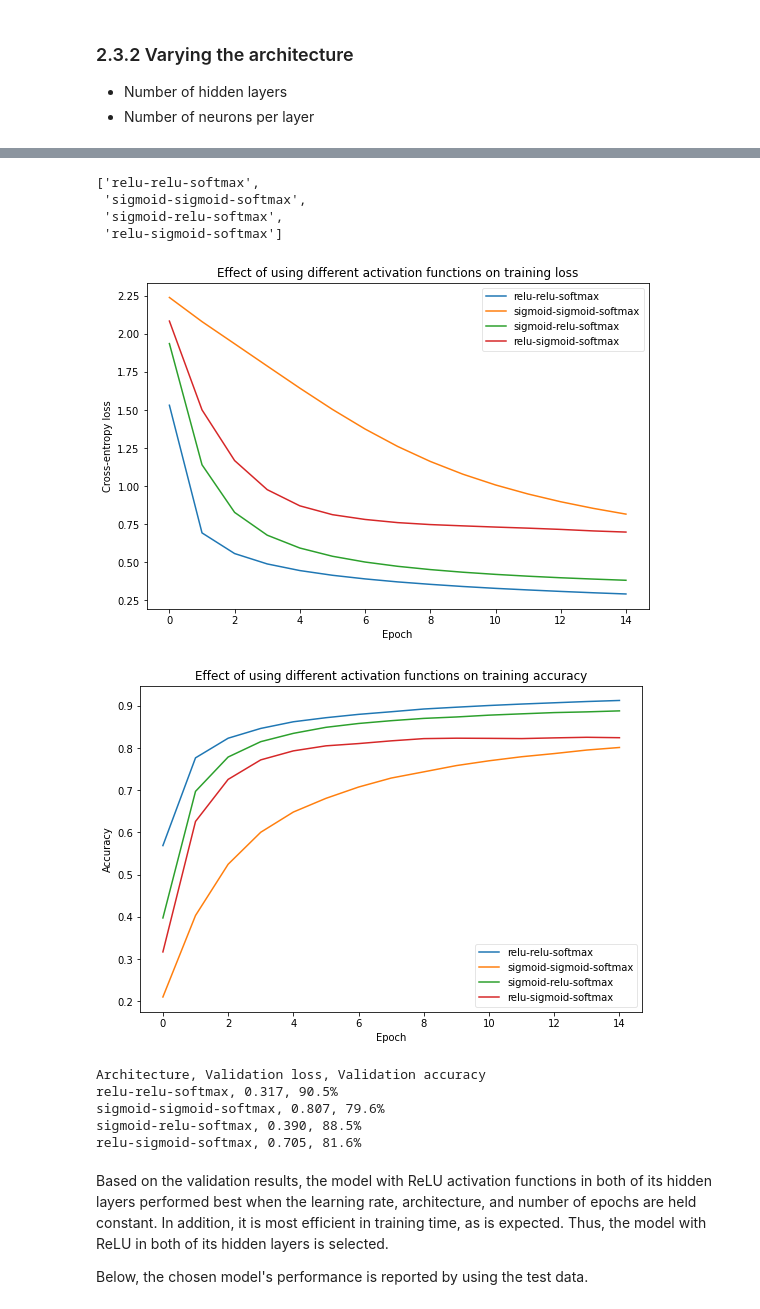
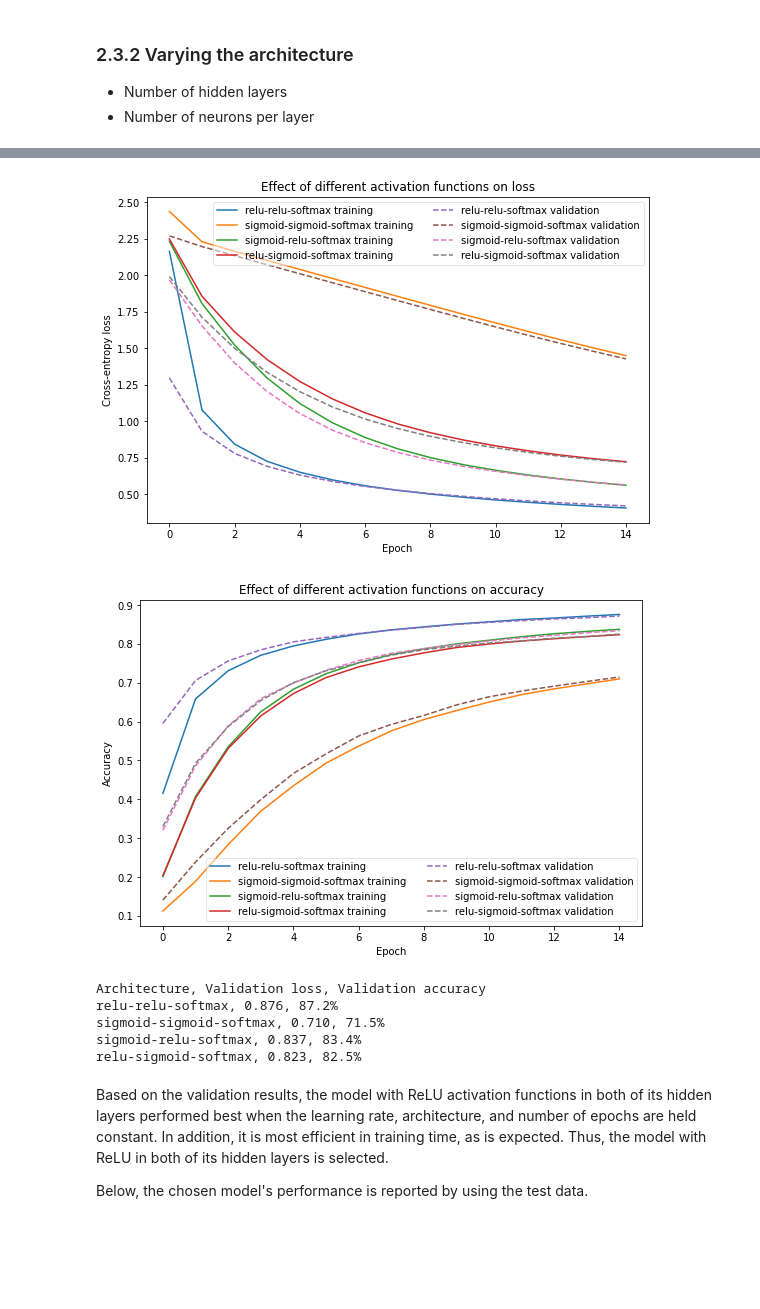
Before and after one commit to vtd9/multilayer-perceptron, a Jupyter notebook: HW1.ipynb, the cells around one changed output, grey strips where cells are left out. Saved outputs shown, nothing was run; the diff lists cells and outputs as text; code cells hidden in the pictures; blank space fills up the shorter version.

```diff
--- a/HW1.ipynb
+++ b/HW1.ipynb
@@ -111,15 +113,10 @@ activ_fns = (Activation.relu, Activation.relu, Activation.softmax)
 p_128_64 = Perceptron(dims, activ_fns, Loss.cross_entropy)
 
 # Different learning rates to test
-lr_train = {}
-lr_valid = {}
+lr_result = {}
 lrs = (1e-4, 5e-4, 0.001, 0.005, 0.01)
 for lr in lrs:
   p_128_64.reset() # Reinitialize parameters
-  lr_train[lr] = Utility.train_epochs(p_128_64, mnist_set, lr,
-    epochs, batch, verbose=False)
-
-  # At end of each model's training, validate
-  valid_gen = mnist_set.make_batches(batch, 'valid')
-  lr_valid[lr] = p_128_64.pass_data(valid_gen, lr, batch, train_mode=False)
+  lr_result[lr] = Utility.train_epochs(p_128_64, mnist_set, lr,
+    epochs, batch, verbose=True)
 # %% [output]
@@ -266,25 +241,19 @@ Accuracy: 91.9%
 # %%
 # Using the architecture in section 2.3.1, vary the activation functions used
-lr_fixed = 0.005
-activ_train = {}
-activ_valid = {}
+lr_fixed = 0.002
+activ_result = {}
 activ_p = {}
 dims_fixed = (width*width, 128, 64, 10)
 activ_fns_set = ((Activation.relu, Activation.relu, Activation.softmax),
-(Activation.sigmoid, Activation.sigmoid, Activation.softmax),
-(Activation.sigmoid, Activation.relu, Activation.softmax),
-(Activation.relu, Activation.sigmoid, Activation.softmax))
+  (Activation.sigmoid, Activation.sigmoid, Activation.softmax),
+  (Activation.sigmoid, Activation.relu, Activation.softmax),
+  (Activation.relu, Activation.sigmoid, Activation.softmax))
 
-# Train models
 for activ_fns in activ_fns_set:
-  p = Perceptron(dims_fixed, activ_fns, Loss.cross_entropy)
-  activ_train[activ_fns] = Utility.train_epochs(p, mnist_set, lr_fixed,
+  p_activ = Perceptron(dims_fixed, activ_fns, Loss.cross_entropy)
+  activ_result[activ_fns] = Utility.train_epochs(p_activ, mnist_set, lr_fixed,
     epochs, batch, verbose=False)
 
-  # After training a model, validate
-  valid_gen = mnist_set.make_batches(batch, 'valid')
-  activ_valid[activ_fns] = p.pass_data(valid_gen, lr_fixed, batch, train_mode=False)
-
   # Save model
-  activ_p[activ_fns] = p
+  activ_p[activ_fns] = p_activ
 # %% [output]
@@ -300,40 +269,36 @@ Time elapsed (s): 29.9
 activ_to_str = lambda a: [str(_).split('Activation.')[1].split(' at')[0] for
 _ in a]
 activ_fns_str = ['-'.join(activ_to_str(_)) for _ in activ_fns_set]
-activ_fns_str
-# %% [output]
-['relu-relu-softmax',
- 'sigmoid-sigmoid-softmax',
- 'sigmoid-relu-softmax',
- 'relu-sigmoid-softmax']
 # %%
-# Plot training loss for the different learning rates used
-Utility.plot_results([activ_train[_][0] for _ in activ_fns_set],
+Utility.plot_results([activ_result[_][0] for _ in activ_fns_set],
+    [activ_result[_][2] for _ in activ_fns_set],
     labels=[str(_) for _ in activ_fns_str],
-    ylabel='Cross-entropy loss',
-    title='Effect of using different activation functions on training loss')
+    ylabel='Cross-entropy loss', label_append=' training',
+    title='Effect of different activation functions on loss')
 # %% [output]
-[figure, old version]
+[figure, new version]
 # %%
-# Plot training loss for the different learning rates used
-Utility.plot_results([activ_train[_][1] for _ in activ_fns_set],
+Utility.plot_results([activ_result[_][1] for _ in activ_fns_set],
+    [activ_result[_][3] for _ in activ_fns_set],
     labels=[str(_) for _ in activ_fns_str],
-    ylabel='Accuracy',
-    title='Effect of using different activation functions on training accuracy')
+    ylabel='Accuracy', label_append=' training',
+    title='Effect of different activation functions on accuracy')
 # %% [output]
-[figure, old version]
+[figure, new version]
 # %%
 # Validating: architecture vs. loss
 print('Architecture, Validation loss, Validation accuracy')
 for activ_fns, activ_str in zip(activ_fns_set, activ_fns_str):
-    print('{}, {:5.3f}, {:.1f}%'.format(activ_str, activ_valid[activ_fns][0],
-        activ_valid[activ_fns][1]*100))
+    print('{}, {:.3f}, {:.1f}%'.format(
+        activ_str,
+        activ_result[activ_fns][1][-1],
+        activ_result[activ_fns][3][-1]*100))
 # %% [output]
 Architecture, Validation loss, Validation accuracy
-relu-relu-softmax, 0.317, 90.5%
-sigmoid-sigmoid-softmax, 0.807, 79.6%
-sigmoid-relu-softmax, 0.390, 88.5%
-relu-sigmoid-softmax, 0.705, 81.6%
+relu-relu-softmax, 0.876, 87.2%
+sigmoid-sigmoid-softmax, 0.710, 71.5%
+sigmoid-relu-softmax, 0.837, 83.4%
+relu-sigmoid-softmax, 0.823, 82.5%
 # %% [markdown]
 Based on the validation results, the model with ReLU activation functions in both of its hidden layers performed best when the learning rate, architecture, and number of epochs are held constant. In addition, it is most efficient in training time, as is expected. Thus, the model with ReLU in both of its hidden layers is selected.
 
```
Also changed, not shown: parts of 30 cells of this notebook, 5 other files.
